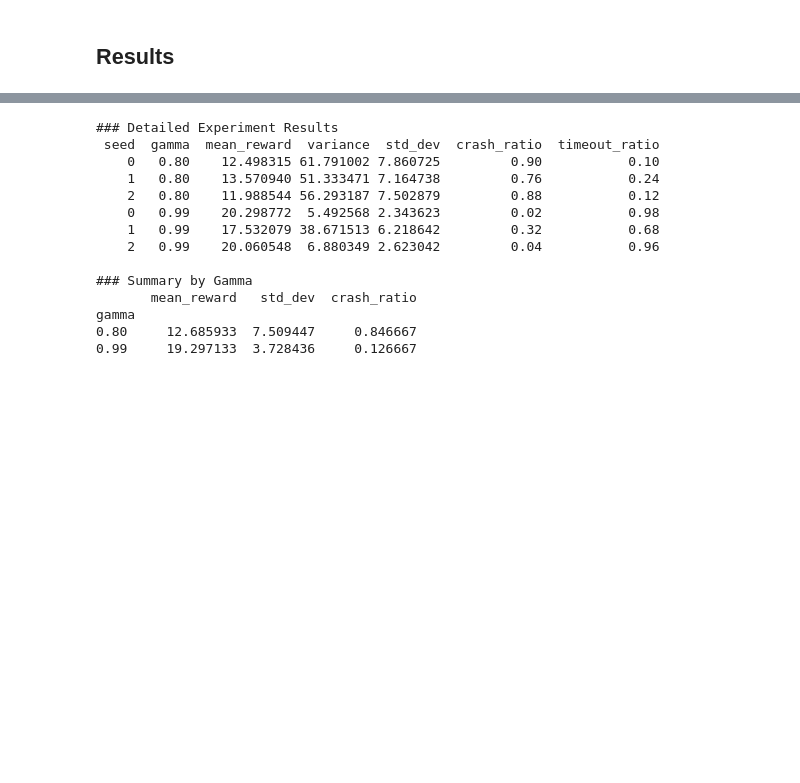
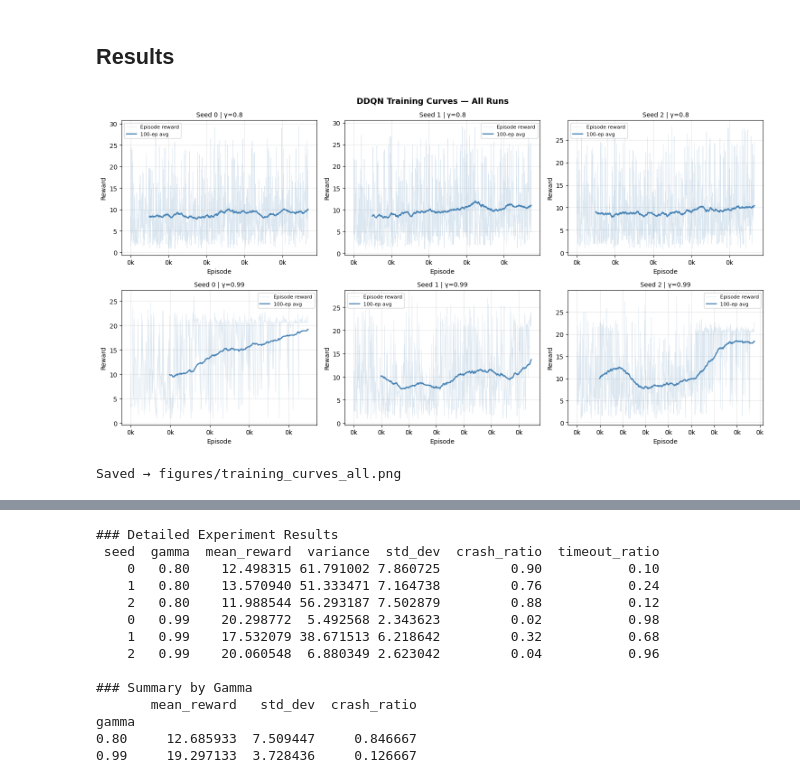
Before and after one commit to Wstoloah/RL-project, a Jupyter notebook: ddqn.ipynb, the cells around one changed output, grey strips where cells are left out. Saved outputs shown, nothing was run; the diff lists cells and outputs as text; code cells hidden in the pictures; blank space fills up the shorter version.

Commit message:
failure mode+figs

```diff
--- a/ddqn.ipynb
+++ b/ddqn.ipynb
@@ -563,6 +495,52 @@ experiments = [
 ]
 
 ddqn_results = []
+# %%
+# ── CELL: Training Curves from Checkpoints ──────────────────────────────────
+import matplotlib.pyplot as plt
+import matplotlib.ticker as ticker
+import numpy as np
+import os, torch
+
+FIG_DIR = "figures"
+os.makedirs(FIG_DIR, exist_ok=True)
+
+def smooth(x, window=100):
+    kernel = np.ones(window) / window
+    return np.convolve(x, kernel, mode='valid')
+
+fig, axes = plt.subplots(2, 3, figsize=(15, 8), sharey=False)
+axes = axes.flatten()
+
+for ax, exp in zip(axes, experiments):
+    run_name  = exp["run_id"]
+    run_seed  = exp["seed"]
+    run_gamma = exp["gamma"]
+
+    ckpt_path = f"checkpoints/rl-ddqn/ddqn/{run_name}/best.pt"
+    ckpt      = torch.load(ckpt_path, map_location="cpu")
+    rewards   = np.array(ckpt["episode_rewards"])
+
+    ax.plot(rewards, alpha=0.2, color="steelblue", linewidth=0.6, label="Episode reward")
+    if len(rewards) >= 100:
+        rolled = smooth(rewards, 100)
+        ax.plot(range(99, len(rewards)), rolled, color="steelblue", linewidth=1.8, label="100-ep avg")
+
+    ax.set_title(f"Seed {run_seed} | γ={run_gamma}", fontsize=10)
+    ax.set_xlabel("Episode"); ax.set_ylabel("Reward")
+    ax.xaxis.set_major_formatter(ticker.FuncFormatter(lambda x, _: f"{int(x/1000)}k"))
+    ax.legend(fontsize=8)
+    ax.grid(alpha=0.3)
+
+plt.suptitle("DDQN Training Curves — All Runs", fontsize=13, fontweight="bold")
+plt.tight_layout()
+
+plt.savefig(f"{FIG_DIR}/training_curves_all.png", bbox_inches="tight", dpi=150)
+plt.show()
+print(f"Saved → {FIG_DIR}/training_curves_all.png")
+# %% [output]
+[figure, added]
+Saved → figures/training_curves_all.png
 # %%
 all_detailed_results = []
 
```
Also changed, not shown: parts of 14 cells of this notebook, 5 other files.
